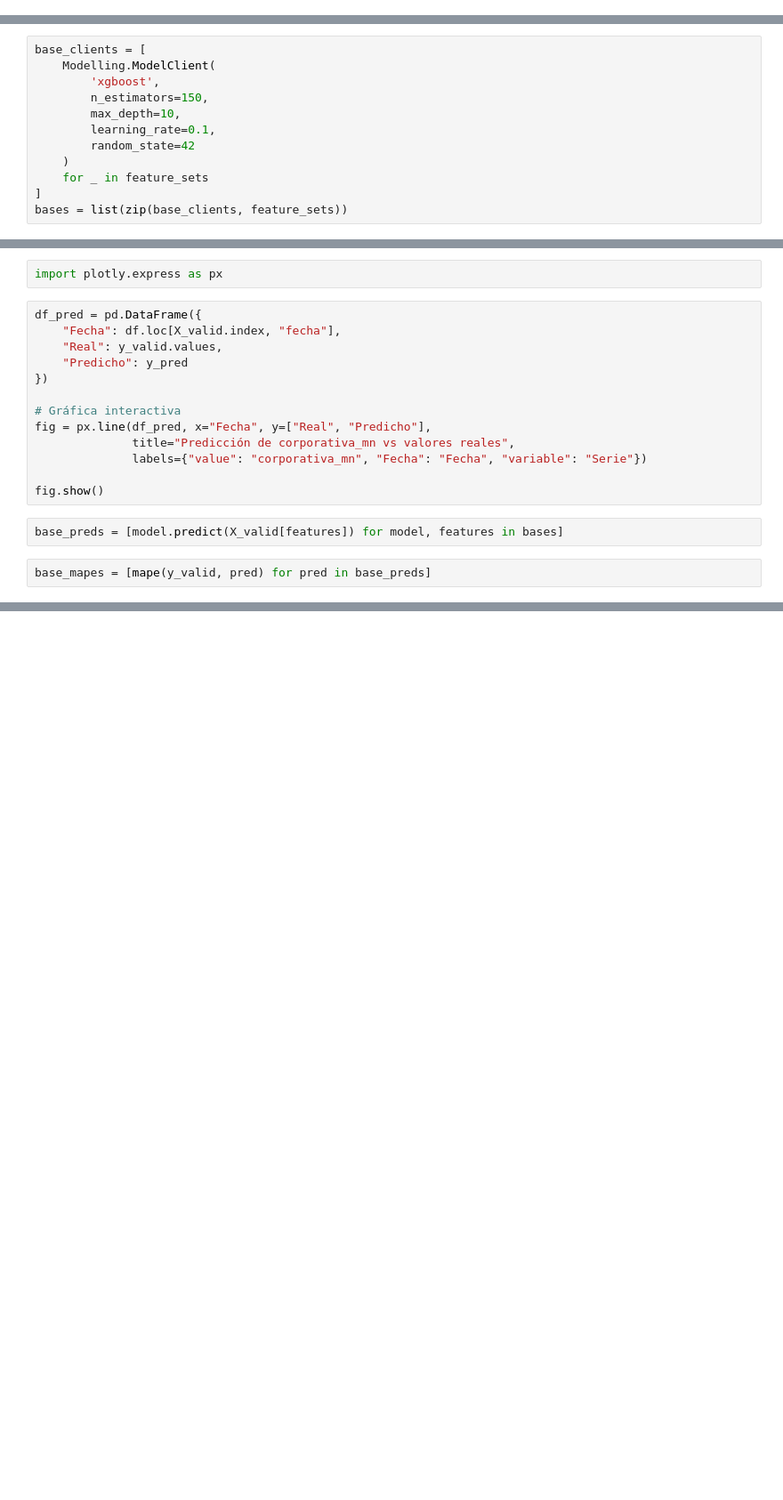
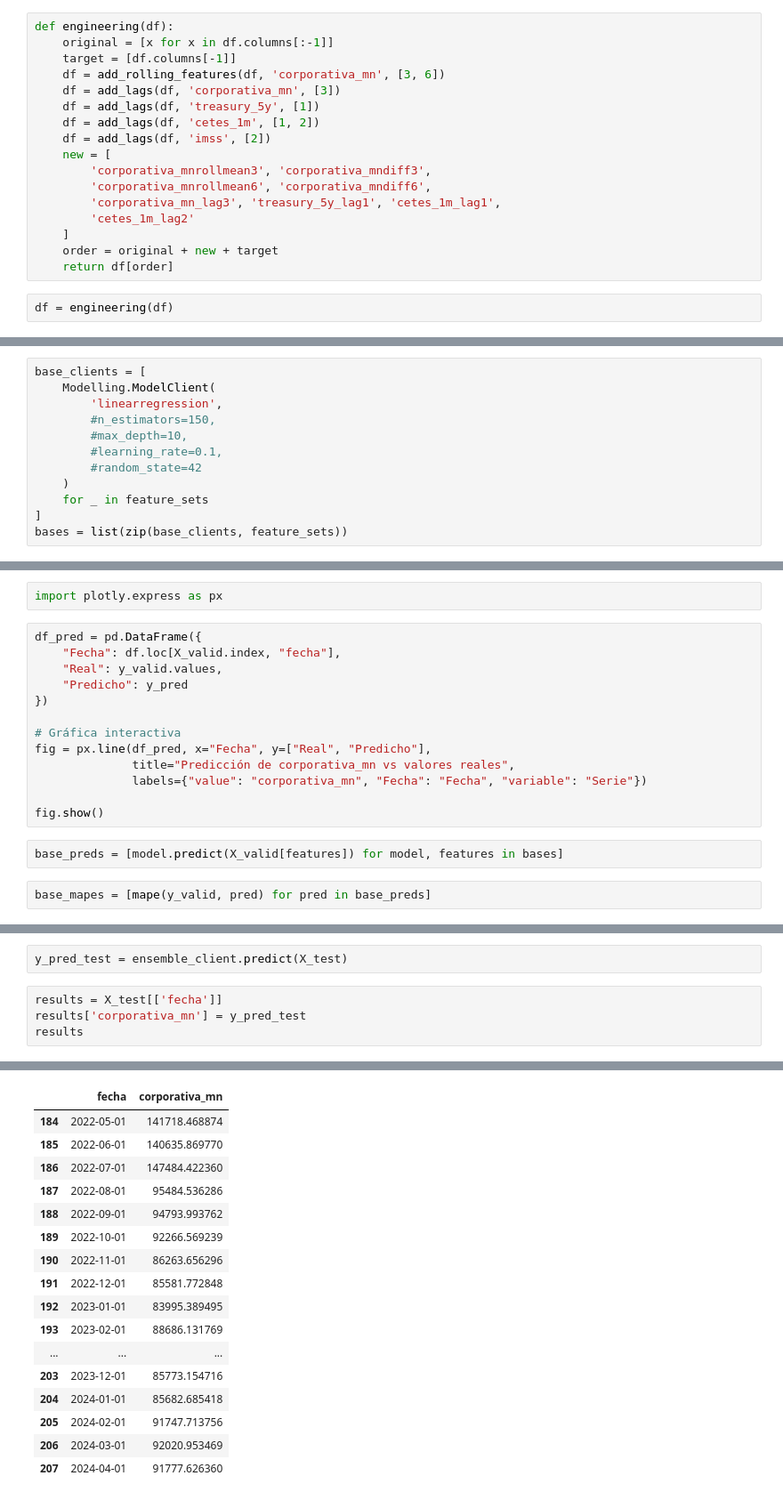
Before and after one commit to chaffrey8/data_olympics, a Jupyter notebook: notebooks/olympics.ipynb, the cells around one changed output, grey strips where cells are left out. Shown at 89% size. Drawn from its saved outputs; the diff is of its cells as text; blank space fills up the shorter version.

```diff
--- a/notebooks/olympics.ipynb
+++ b/notebooks/olympics.ipynb
@@ -69,0 +80,19 @@ dtype: object
+# %%
+def engineering(df):
+    original = [x for x in df.columns[:-1]]
+    target = [df.columns[-1]]
+    df = add_rolling_features(df, 'corporativa_mn', [3, 6])
+    df = add_lags(df, 'corporativa_mn', [3])
+    df = add_lags(df, 'treasury_5y', [1])
+    df = add_lags(df, 'cetes_1m', [1, 2])
+    df = add_lags(df, 'imss', [2])
+    new = [
+        'corporativa_mnrollmean3', 'corporativa_mndiff3',
+        'corporativa_mnrollmean6', 'corporativa_mndiff6',
+        'corporativa_mn_lag3', 'treasury_5y_lag1', 'cetes_1m_lag1',
+        'cetes_1m_lag2'
+    ]
+    order = original + new + target
+    return df[order]
+# %%
+df = engineering(df)
@@ -277,11 +322,11 @@ feature_sets = [
 # %%
 base_clients = [
     Modelling.ModelClient(
-        'xgboost',
-        n_estimators=150,
-        max_depth=10,
-        learning_rate=0.1,
-        random_state=42
+        'linearregression',
+        #n_estimators=150,
+        #max_depth=10,
+        #learning_rate=0.1,
+        #random_state=42
     )
     for _ in feature_sets
 ]
@@ -382,0 +404,7 @@ base_mapes
+# %%
+y_pred_test = ensemble_client.predict(X_test)
+# %%
+results = X_test[['fecha']]
+results['corporativa_mn'] = y_pred_test
+results
+# %% [output]
@@ -382,0 +415,17 @@ base_mapes
+|  | fecha | corporativa_mn |
+| 184 | 2022-05-01 | 141718.468874 |
+| 185 | 2022-06-01 | 140635.869770 |
+| 186 | 2022-07-01 | 147484.422360 |
+| 187 | 2022-08-01 | 95484.536286 |
+| 188 | 2022-09-01 | 94793.993762 |
+| 189 | 2022-10-01 | 92266.569239 |
+| 190 | 2022-11-01 | 86263.656296 |
+| 191 | 2022-12-01 | 85581.772848 |
+| 192 | 2023-01-01 | 83995.389495 |
+| 193 | 2023-02-01 | 88686.131769 |
+| ... | ... | ... |
+| 203 | 2023-12-01 | 85773.154716 |
+| 204 | 2024-01-01 | 85682.685418 |
+| 205 | 2024-02-01 | 91747.713756 |
+| 206 | 2024-03-01 | 92020.953469 |
+| 207 | 2024-04-01 | 91777.626360 |
```
Also changed, not shown: parts of 20 cells of this notebook, 1 other file.
